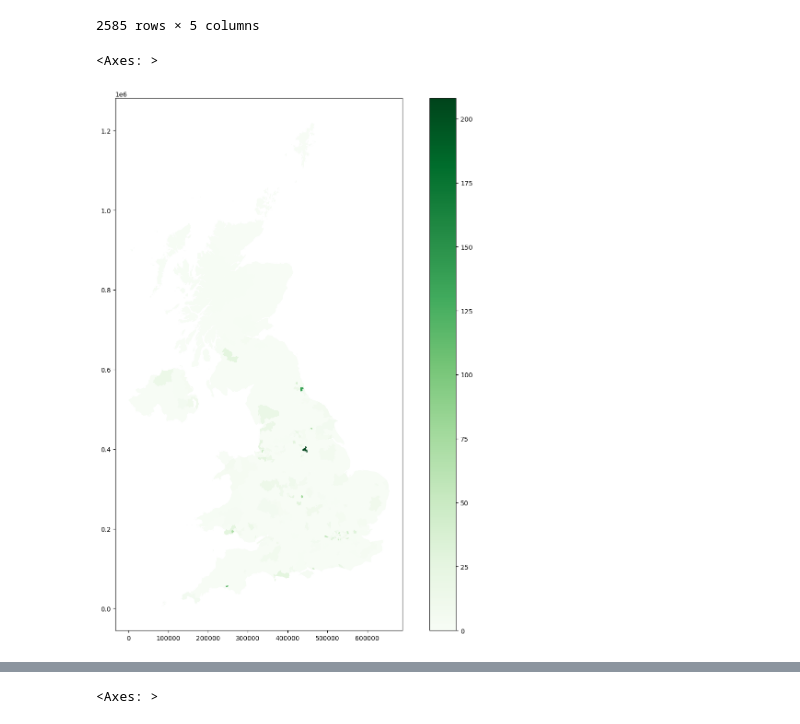
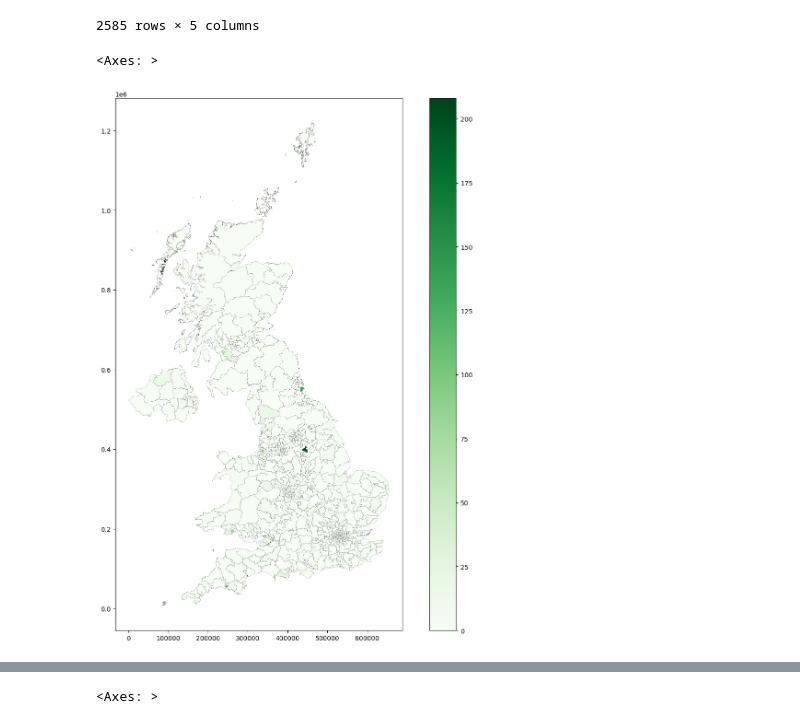
Before and after one commit to zapper-95/MP-Written-Question-Analysis, a Jupyter notebook: notebooks/3. link_entities_to_const.ipynb, the cells around one changed output, grey strips where cells are left out. Cells and saved outputs as stored; diff of their text form; code cells hidden in the pictures.

Commit message:
Update visualisations

```diff
--- a/notebooks/3. link_entities_to_const.ipynb
+++ b/notebooks/3. link_entities_to_const.ipynb
@@ -207,19 +210,19 @@ joined_df
 # %%
 import matplotlib.pyplot as plt
 
 """Number of questions per constituency that include an entity"""
 const_questions = pd.DataFrame(joined_df.groupby("MP_const")["MP"].count().sort_values(ascending=False)).reset_index()
 const_questions.rename(columns={"MP": "questions"}, inplace=True)
 const_questions
 const_questions = pd.merge(MP_geometry[["constLabel", "geometry"]], const_questions, left_on="constLabel", right_on="MP_const", how="left")
 const_questions.drop(columns="MP_const", inplace=True)
 const_questions = const_questions.set_geometry("geometry")
 const_questions.fillna(0, inplace=True)
 fig, ax = plt.subplots(figsize=(15, 15))
-const_questions.plot(ax=ax, column="questions", legend=True, cmap="Greens") #cmap="OrRd"
+const_questions.plot(ax=ax, column="questions", legend=True, cmap="Greens", edgecolor="black", linewidth=0.1) #cmap="OrRd"
 # %% [output]
 <Axes: >
-[figure, old version]
+[figure, new version]
 # %%
 const_questions[const_questions["questions"] == 208]
 
```
Also changed, not shown: parts of 4 cells of this notebook, 3 other files.
